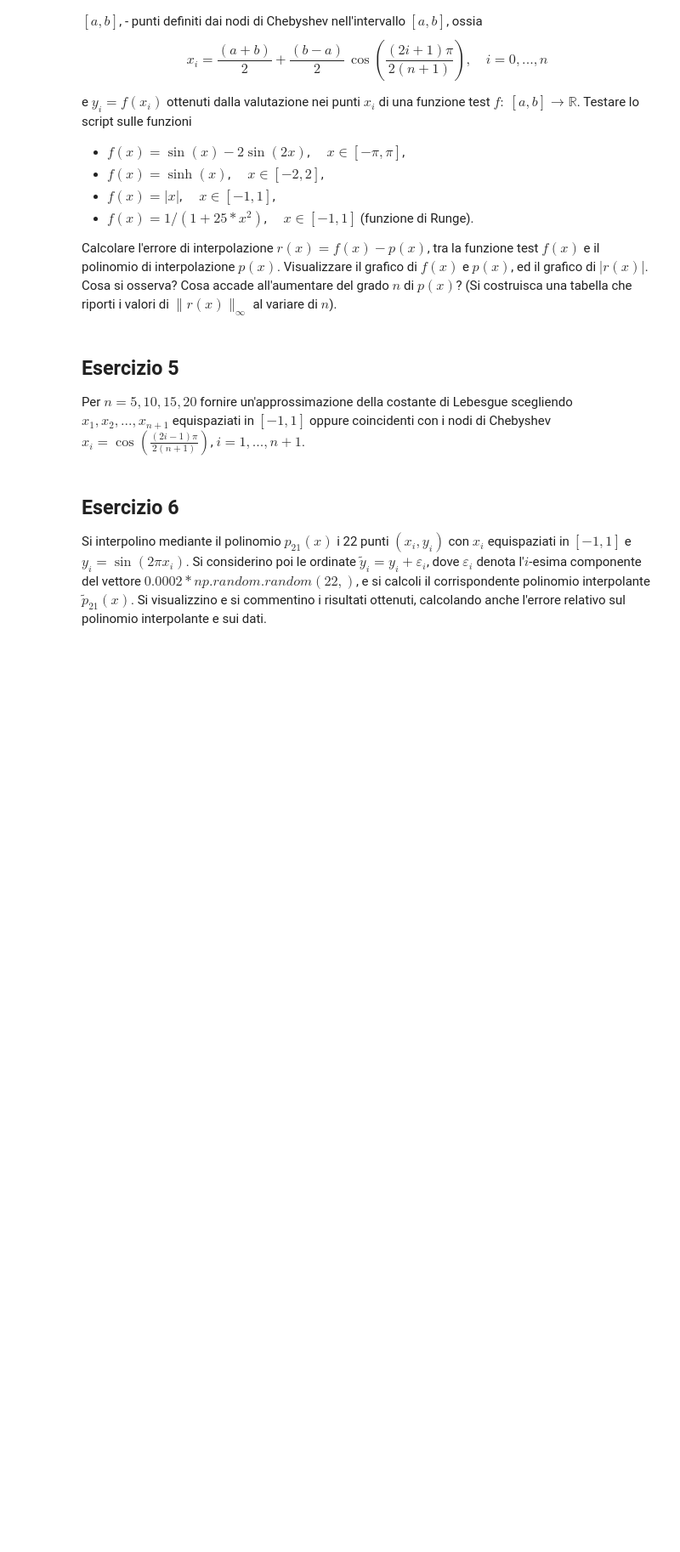
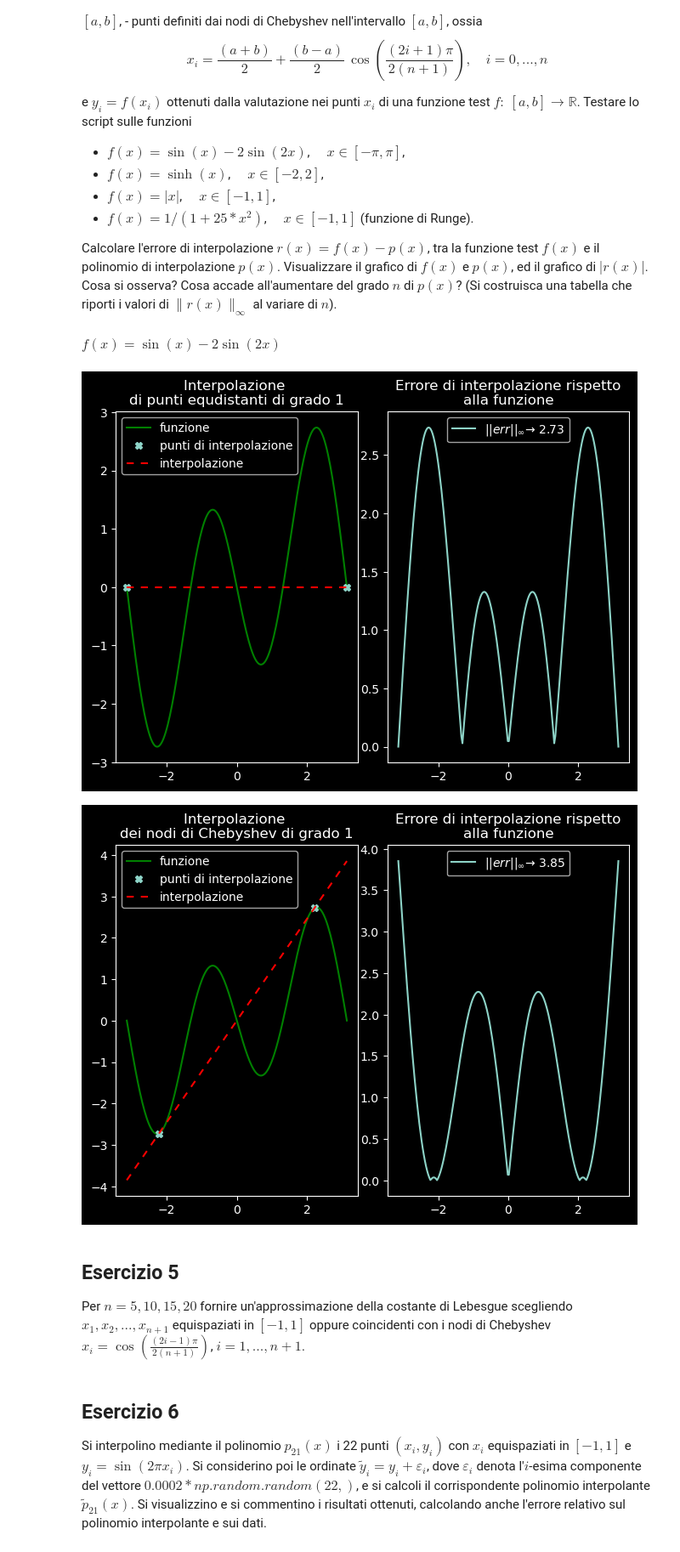
Before and after one commit to KeegTheBoi/metodi_numerici_es, a Jupyter notebook: Lecture 10/ESercitazione_10.ipynb, the cells around one changed output. Shown: that part at 85% size. Cells and saved outputs as stored; diff of their text form; code cells hidden in the pictures; blank space fills up the shorter version.

```diff
--- a/Lecture 10/ESercitazione_10.ipynb
+++ b/Lecture 10/ESercitazione_10.ipynb
@@ -422,4 +430,51 @@ tra la funzione test $f(x)$ e il polinomio di interpolazione $p(x)$.
 Visualizzare il grafico di $f(x)$ e $p(x)$, ed il grafico di
 $|r(x)|$. Cosa si osserva? Cosa accade all'aumentare del grado $n$ di $p(x)$?
 (Si costruisca una tabella che riporti i valori di $\|r(x)\|_{\infty}$ al variare di $n$).
+# %%
+line = lambda a, b, n: np.linspace(a, b, n+1)
+sum = lambda a, b: ((a+b) / 2) + ((b-a) / 2)
+cheb = lambda a, b, n: np.array([sum(a,b) * np.cos((2*i + 1) * np.pi /(2*(n+1))) for i in range(n+1)])
+
+def eval_interp(interval, x_func, f, n, name, i):
+    plt.subplot(1, 2, 1)
+    a, b = interval
+    x = x_func(a, b, n)
+    xv = np.linspace(a, b, 200)
+    plt.title(f'Interpolazione {name}')
+    inter = plot_interp_func(x, f, xv)
+
+    plt.subplot(1, 2, 2)
+    plt.title(f'Errore di interpolazione rispetto\nalla funzione')
+    err = np.abs(f(xv) - inter)
+    plt.plot(xv, err, label=r'$||err||_{\infty}$'+f'→ {lin.norm(err,np.inf):.2f}')
+    plt.legend()
+# %%
+symx = sym.Symbol('x')
+
+def test_data(args):
+    interv, f = args
+    display_function(f(symx))
+    f = sym.lambdify(symx, f(symx))
+    for i, margs in enumerate(methods.items()):
+        name, x_func = margs
+        eval_interp(interv, x_func, f, n, name, i)
+        plt.tight_layout(pad=0.2)
+        plt.show()
+# %%
+n = 1
+menu = 0
+assert(n>0 and menu >= 0)
+methods = { f'\ndi punti equdistanti di grado {n}':line, f'\ndei nodi di Chebyshev di grado {n}':cheb }
+
+functions = [((-np.pi, np.pi), lambda x: sym.sin(x) - 2*(sym.sin(2*x))),
+            ((-2, 2), lambda x: sym.sinh(x)),
+            ((-1, 1), lambda x: abs(x)),
+            ((-1, 1), lambda x: 1 / (1 + (25 * x**2)))
+        ]
+
+test_data(functions[menu])
+# %% [output]
+$f(x)=\sin{\left(x \right)} - 2 \sin{\left(2 x \right)}$
+[figure, added]
+[figure, added]
 # %% [markdown]
```
Also changed, not shown: parts of 10 cells of this notebook, 4 other files.
